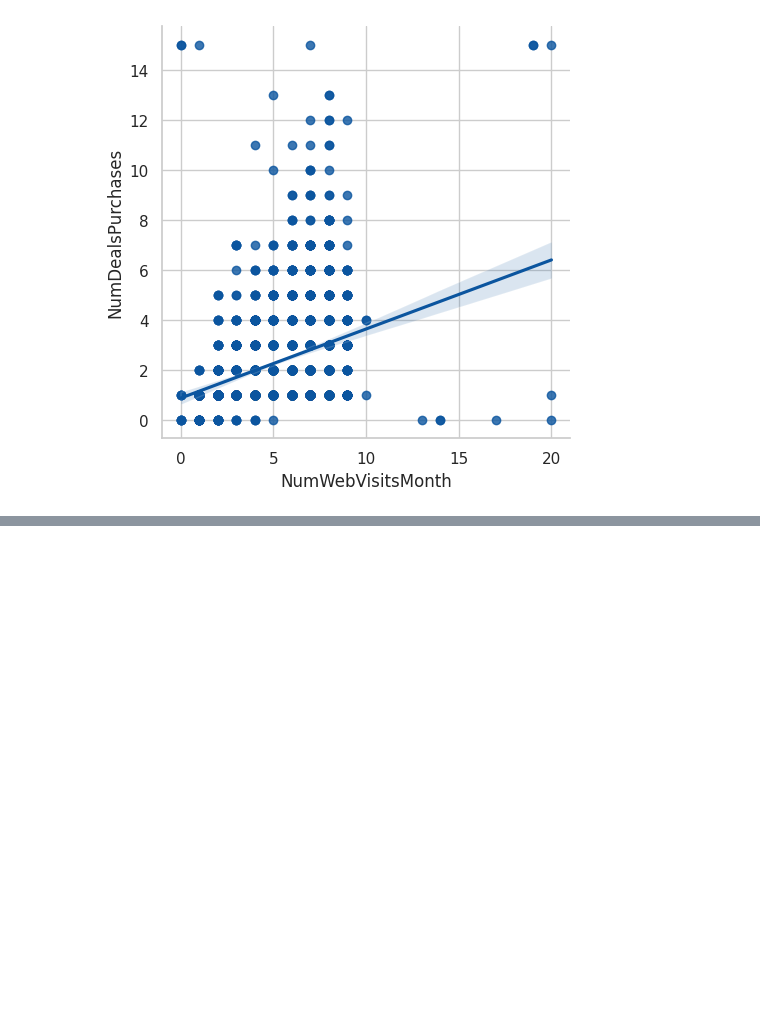
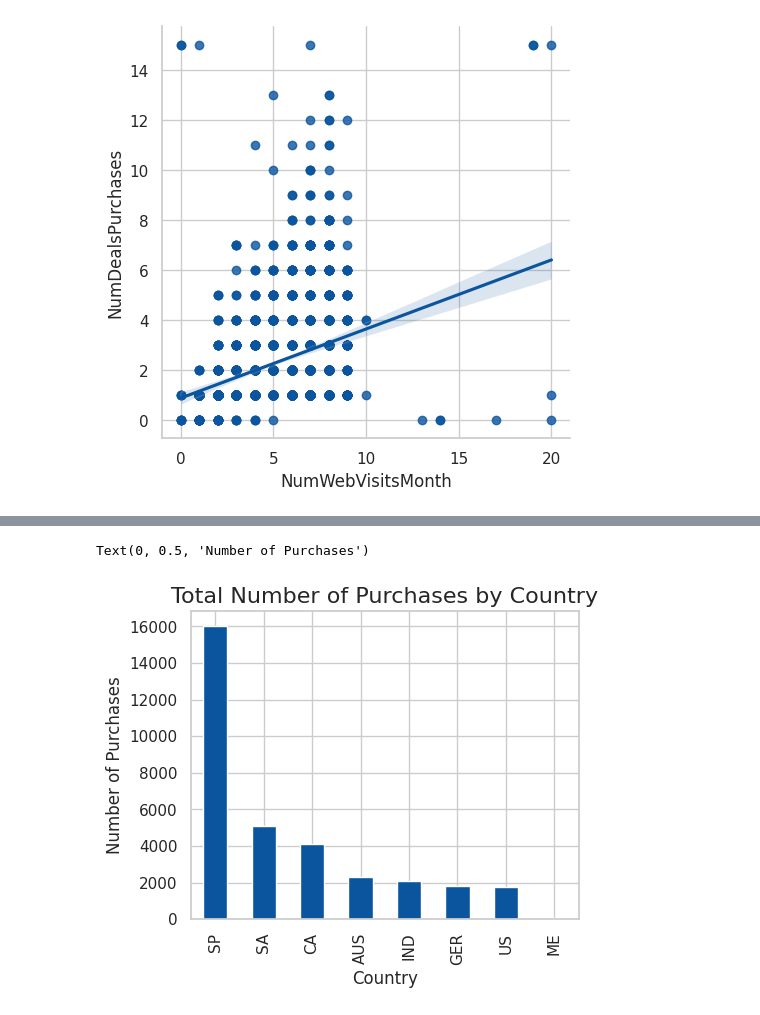
Before and after one commit to sservaes/marketing_analysis, a Jupyter notebook: marketing_analysis.ipynb, the cells around one changed output, grey strips where cells are left out. Saved outputs shown, nothing was run; the diff lists cells and outputs as text; code cells hidden in the pictures; blank space fills up the shorter version.

```diff
--- a/marketing_analysis.ipynb
+++ b/marketing_analysis.ipynb
@@ -230,0 +327,8 @@ sns.lmplot(x='NumWebVisitsMonth', y='NumDealsPurchases', data=df)
+# %%
+plt.figure(figsize=(5,4))
+df.groupby('Country')['TotalPurchases'].sum().sort_values(ascending=False).plot(kind='bar')
+plt.title('Total Number of Purchases by Country', size=16)
+plt.ylabel('Number of Purchases')
+# %% [output]
+Text(0, 0.5, 'Number of Purchases')
+[figure, added]
```
Also changed, not shown: parts of 31 cells of this notebook.
